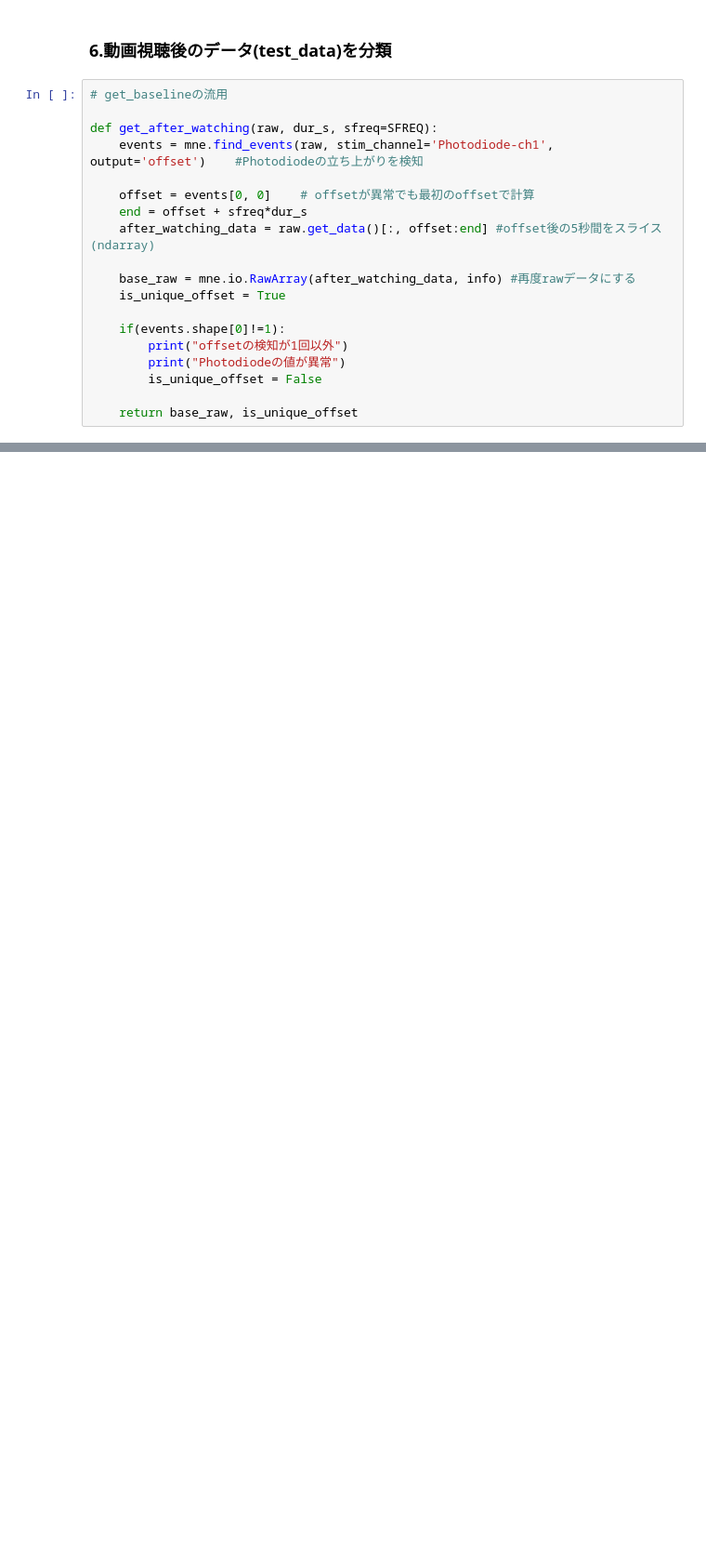
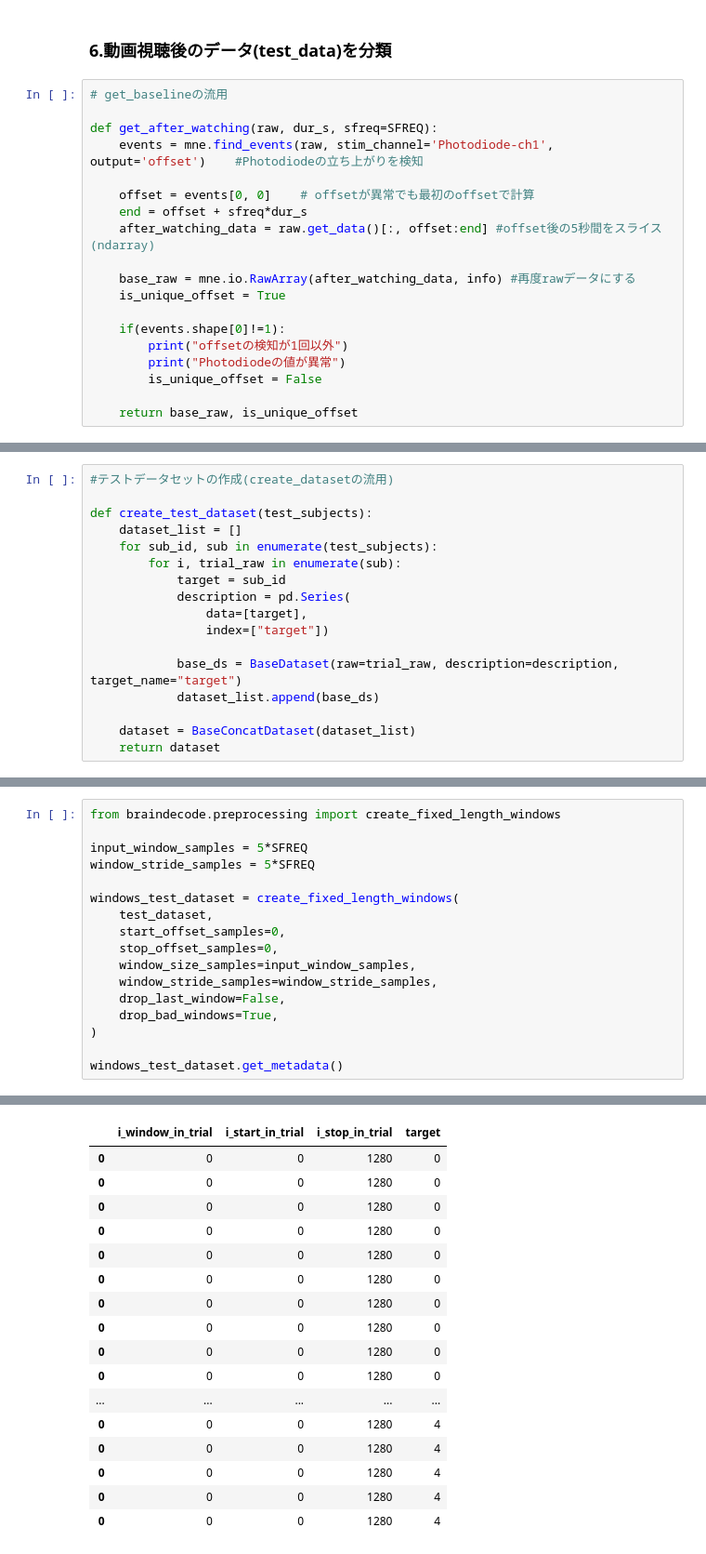
Before and after one commit to Murakami-Shoya/everyday_programming, a Jupyter notebook: brain_decode.ipynb, the cells around one changed output, grey strips where cells are left out. Shown: that part at 93% size. Saved outputs shown, nothing was run; the diff lists cells and outputs as text; blank space fills up the shorter version.

```diff
--- a/brain_decode.ipynb
+++ b/brain_decode.ipynb
@@ -799,0 +863,17 @@ print(len(test_subjects), len(test_subjects[-1]))  #5, 10
+# %%
+#テストデータセットの作成(create_datasetの流用)
+
+def create_test_dataset(test_subjects):
+    dataset_list = []
+    for sub_id, sub in enumerate(test_subjects):
+        for i, trial_raw in enumerate(sub):
+            target = sub_id
+            description = pd.Series(
+                data=[target],
+                index=["target"])
+
+            base_ds = BaseDataset(raw=trial_raw, description=description, target_name="target")
+            dataset_list.append(base_ds)
+
+    dataset = BaseConcatDataset(dataset_list)
+    return dataset
@@ -799,0 +901,18 @@ print(len(test_subjects), len(test_subjects[-1]))  #5, 10
+# %%
+from braindecode.preprocessing import create_fixed_length_windows
+
+input_window_samples = 5*SFREQ
+window_stride_samples = 5*SFREQ
+
+windows_test_dataset = create_fixed_length_windows(
+    test_dataset,
+    start_offset_samples=0,
+    stop_offset_samples=0,
+    window_size_samples=input_window_samples,
+    window_stride_samples=window_stride_samples,
+    drop_last_window=False,
+    drop_bad_windows=True,
+)
+
+windows_test_dataset.get_metadata()
+# %% [output]
@@ -799,0 +936,17 @@ print(len(test_subjects), len(test_subjects[-1]))  #5, 10
+|  | i_window_in_trial | i_start_in_trial | i_stop_in_trial | target |
+| 0 | 0 | 0 | 1280 | 0 |
+| 0 | 0 | 0 | 1280 | 0 |
+| 0 | 0 | 0 | 1280 | 0 |
+| 0 | 0 | 0 | 1280 | 0 |
+| 0 | 0 | 0 | 1280 | 0 |
+| 0 | 0 | 0 | 1280 | 0 |
+| 0 | 0 | 0 | 1280 | 0 |
+| 0 | 0 | 0 | 1280 | 0 |
+| 0 | 0 | 0 | 1280 | 0 |
+| 0 | 0 | 0 | 1280 | 0 |
+| ... | ... | ... | ... | ... |
+| 0 | 0 | 0 | 1280 | 4 |
+| 0 | 0 | 0 | 1280 | 4 |
+| 0 | 0 | 0 | 1280 | 4 |
+| 0 | 0 | 0 | 1280 | 4 |
+| 0 | 0 | 0 | 1280 | 4 |
```
Also changed, not shown: parts of 17 cells of this notebook.
